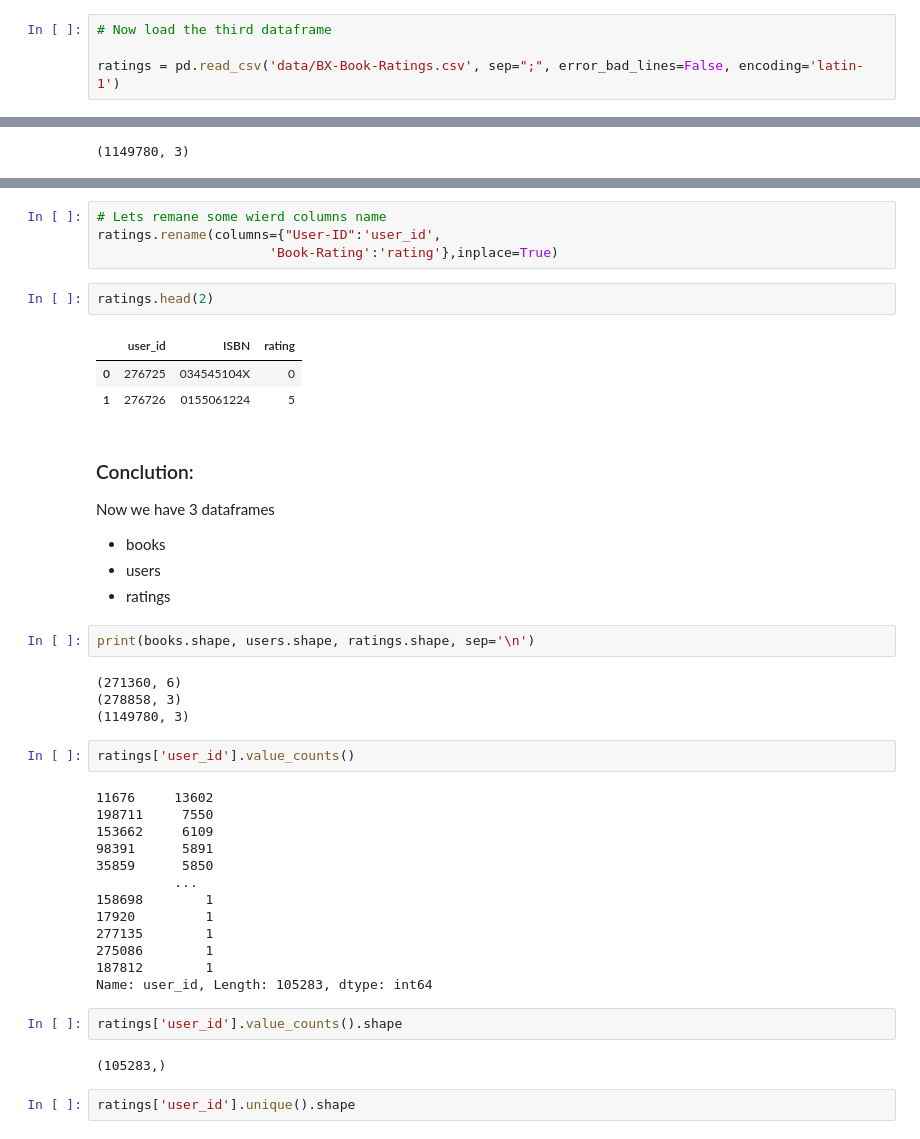
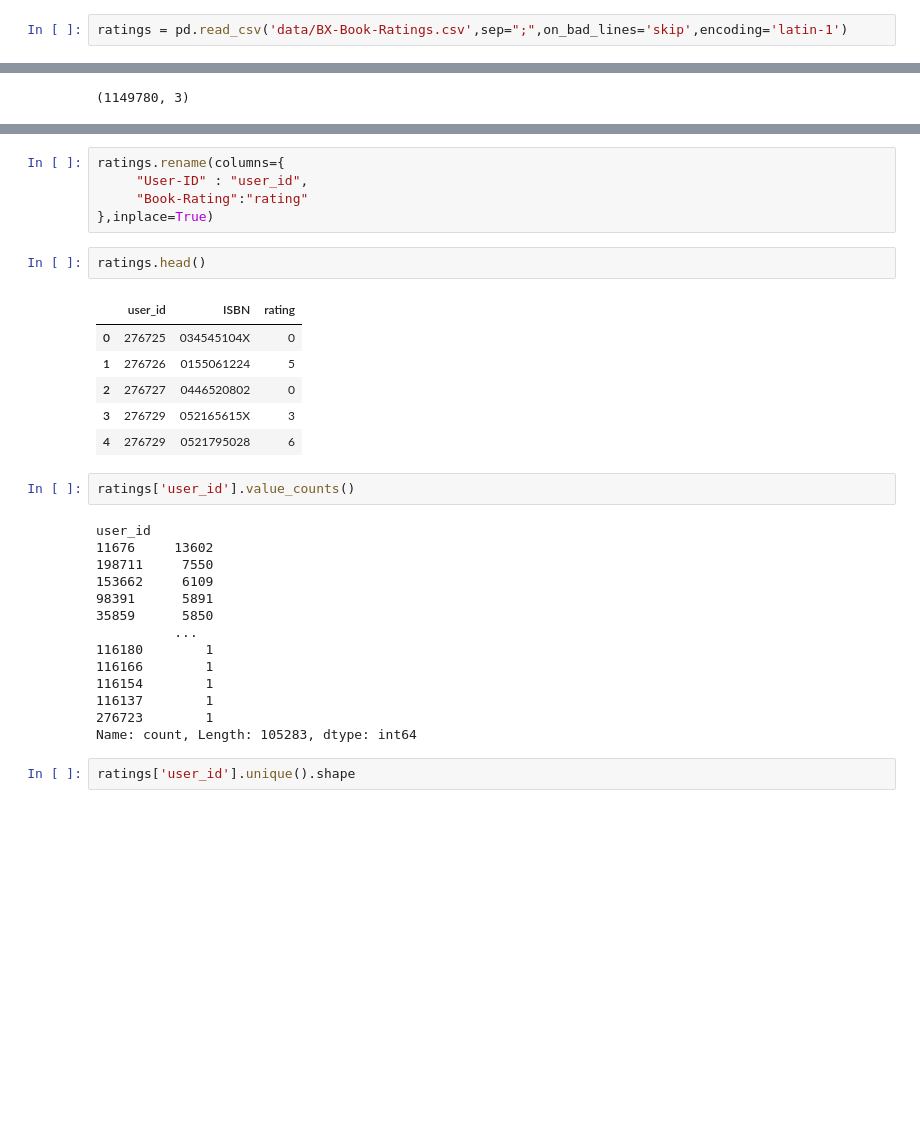
Before and after one commit to SubasishMula2001/Books_Recommender, a Jupyter notebook: Books Recommender.ipynb, the cells around one changed output, grey strips where cells are left out. Drawn from its saved outputs; the diff is of its cells as text; blank space fills up the shorter version.

```diff
--- a/Books Recommender.ipynb
+++ b/Books Recommender.ipynb
@@ -102,7 +63,5 @@ users.head(2)
 # %%
-# Now load the third dataframe
-
-ratings = pd.read_csv('data/BX-Book-Ratings.csv', sep=";", error_bad_lines=False, encoding='latin-1')
+ratings = pd.read_csv('data/BX-Book-Ratings.csv',sep=";",on_bad_lines='skip',encoding='latin-1')
 # %%
 ratings.head()
 # %% [output]
@@ -119,44 +86,33 @@ ratings.shape
 # %%
-# Lets remane some wierd columns name
-ratings.rename(columns={"User-ID":'user_id',
-                      'Book-Rating':'rating'},inplace=True)
+ratings.rename(columns={
+     "User-ID" : "user_id",
+     "Book-Rating":"rating"
+},inplace=True)
 # %%
-ratings.head(2)
+ratings.head()
 # %% [output]
 |  | user_id | ISBN | rating |
 | 0 | 276725 | 034545104X | 0 |
 | 1 | 276726 | 0155061224 | 5 |
+| 2 | 276727 | 0446520802 | 0 |
+| 3 | 276729 | 052165615X | 3 |
+| 4 | 276729 | 0521795028 | 6 |
-# %% [markdown]
-### Conclution:
-Now we have 3 dataframes
-- books
-- users
-- ratings
-# %%
-print(books.shape, users.shape, ratings.shape, sep='\n')
-# %% [output]
-(271360, 6)
-(278858, 3)
-(1149780, 3)
 # %%
 ratings['user_id'].value_counts()
 # %% [output]
+user_id
 11676     13602
 198711     7550
 153662     6109
 98391      5891
 35859      5850
           ...
-158698        1
-17920         1
-277135        1
-275086        1
-187812        1
-Name: user_id, Length: 105283, dtype: int64
+116180        1
+116166        1
+116154        1
+116137        1
+276723        1
+Name: count, Length: 105283, dtype: int64
-# %%
-ratings['user_id'].value_counts().shape
-# %% [output]
-(105283,)
 # %%
 ratings['user_id'].unique().shape
 # %% [output]
```
Also changed, not shown: parts of 75 cells of this notebook.
